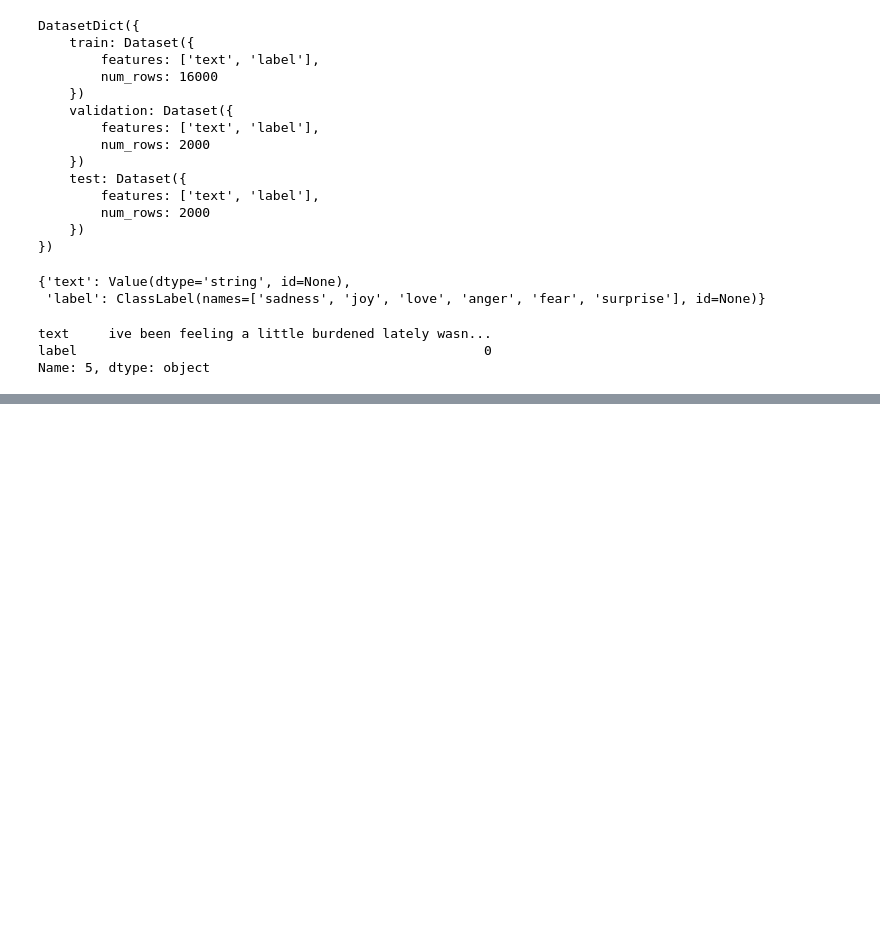
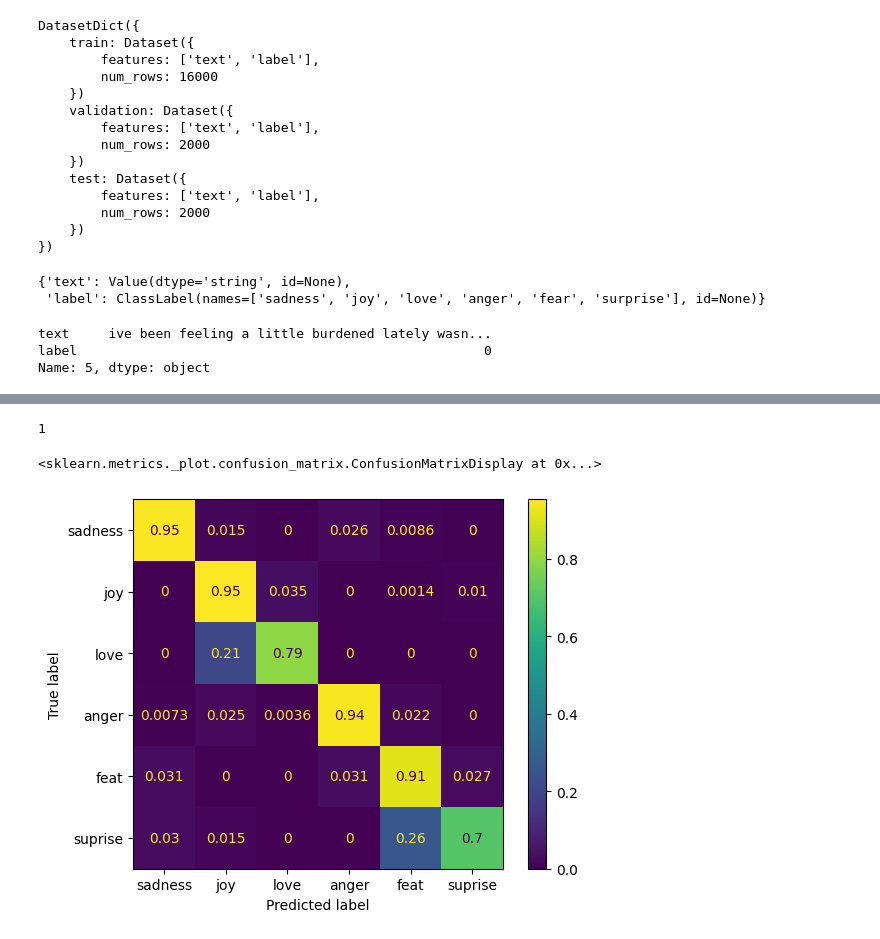
Before and after one commit to VectorTensor/MachineLearningNotebooks, a Jupyter notebook: NLP.ipynb, the cells around one changed output, grey strips where cells are left out. Cells and saved outputs as stored; diff of their text form; code cells hidden in the pictures; blank space fills up the shorter version.

Commit message:
feat(test): created confusion matrix and classification metrics for the model

```diff
--- a/NLP.ipynb
+++ b/NLP.ipynb
@@ -220,7 +228,9 @@ Epoch: 0009/0020 | Batch0750/1000 | Loss: 0.0005
 # %%
-def compute_accuracy(model, data_loader,device):
+def compute_preds(model, data_loader,device):
     with torch.no_grad():
         correct_pred, num_examples = 0,0
+        preds = []
+        labs = []
         for batch_idx, batch in enumerate(data_loader):
 
             input_ids = batch['input_ids'].to(device)
@@ -229,7 +239,26 @@ def compute_accuracy(model, data_loader,device):
             outputs = model(input_ids, attention_mask = attention_mask)
             logits = outputs['logits']
             predicted_labels = torch.argmax(logits, 1)
-            num_examples += labels.size(0)
-            correct_pred += (predicted_labels == labels).sum()
+            preds +=predicted_labels.tolist()
+            labs += labels.tolist()
 
-    return correct_pred.float()/num_examples * 100
+    return preds, labs
+# %%
+preds, labs= compute_preds(model, test_loader, DEVICE)
+# %%
+labels =["sadness","joy", "love","anger","feat","suprise"]
+# %%
+preds[0]
+# %% [output]
+1
+# %%
+#confusion matrix
+from sklearn.metrics import confusion_matrix, ConfusionMatrixDisplay
+y_preds = preds
+cm = confusion_matrix(labs, y_preds,normalize="true")
+dis = ConfusionMatrixDisplay(confusion_matrix = cm , display_labels= labels)
+# %%
+dis.plot()
+# %% [output]
+<sklearn.metrics._plot.confusion_matrix.ConfusionMatrixDisplay at 0x...>
+[figure, added]
```
Also changed, not shown: parts of 9 cells of this notebook.
